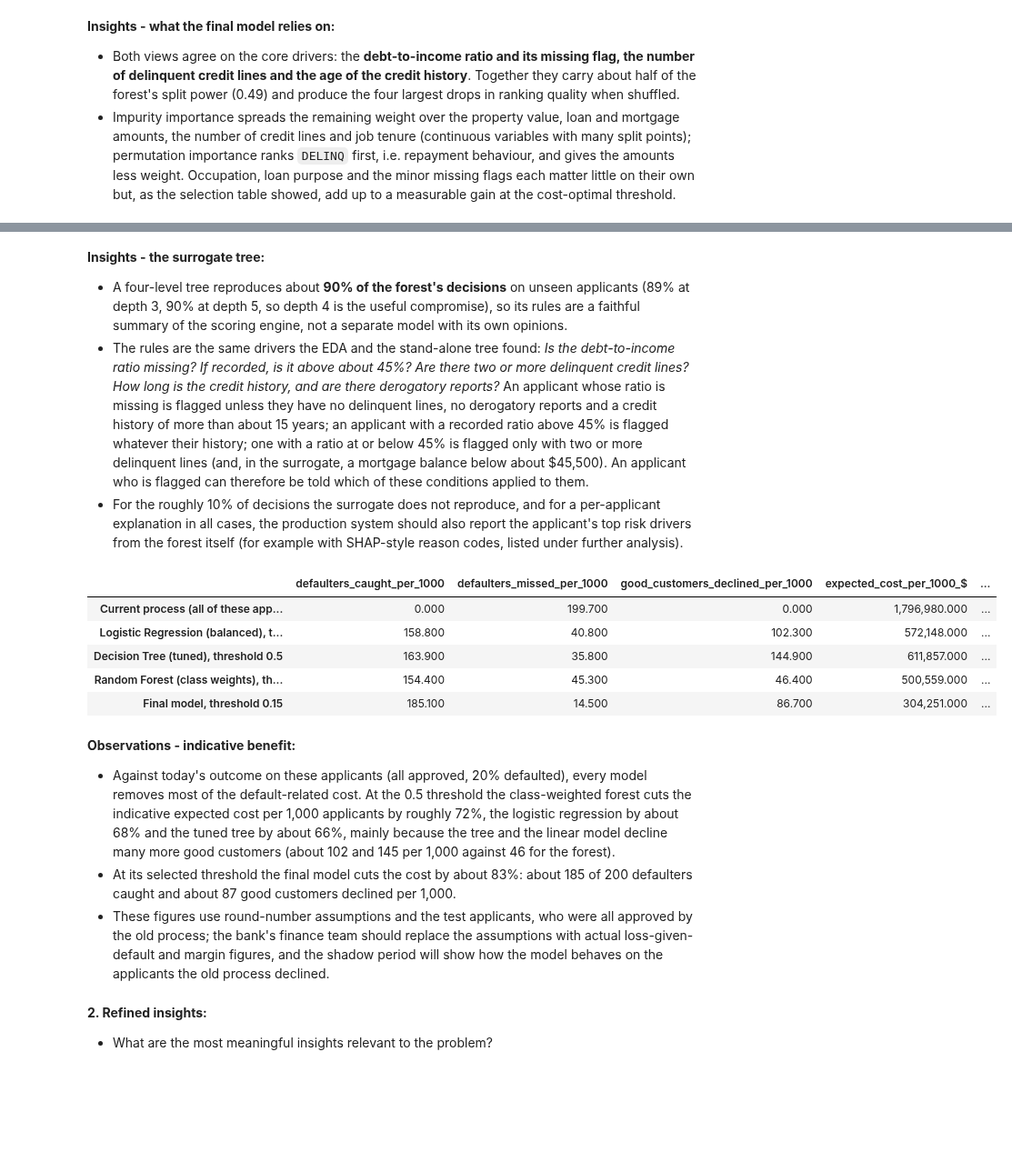
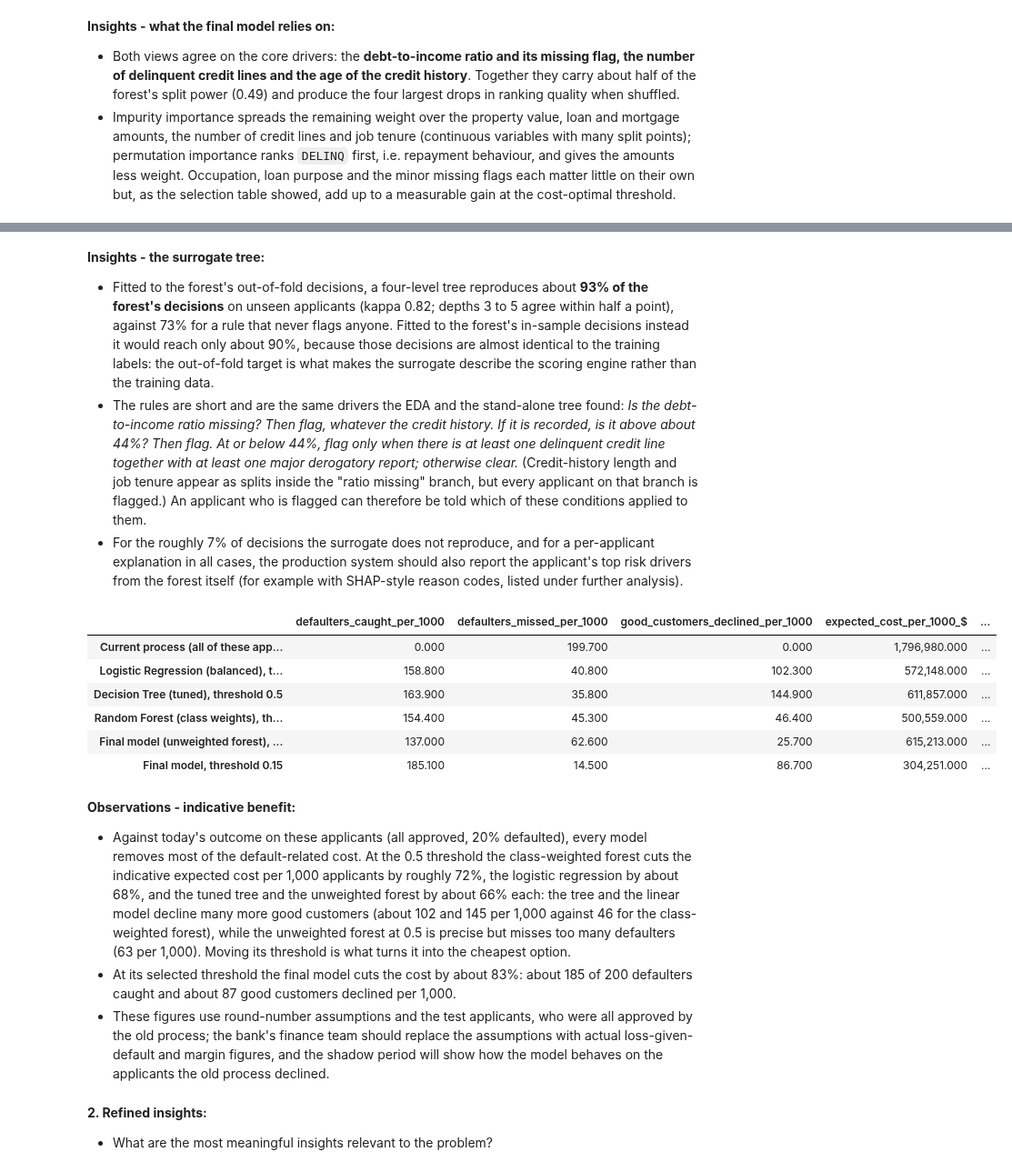
Before and after one commit to shubham1891/Personal-code, a Jupyter notebook: notebooks/Loan_Default_Prediction_Capstone.ipynb, the cells around one changed output, grey strips where cells are left out. Shown at 91% size. Cells and saved outputs as stored; diff of their text form; code cells hidden in the pictures; blank space fills up the shorter version.

```diff
--- a/notebooks/Loan_Default_Prediction_Capstone.ipynb
+++ b/notebooks/Loan_Default_Prediction_Capstone.ipynb
@@ -1812,27 +1818,40 @@ Stage 1 choice: class weights = none, min. applicants per leaf = 1
 # %%
-# Stage 2: the chosen configuration against the recall-tuned grid winner, each on all 27 inputs and on the 12-feature set
+# Stage 2: the chosen configuration against the recall-tuned grid winner, on all 27 inputs and on the 12-feature set,
+# plus the chosen configuration without any occupation information (the fair-lending fallback)
 def chosen_forest():
     return RandomForestClassifier(n_estimators=200, class_weight=weight_options[best_weights], min_samples_leaf=best_leaf,
                                   random_state=RANDOM_STATE, n_jobs=-1)
 
+no_occupation = [c for c in X_train.columns if not c.startswith("JOB_")]   # fair-lending fallback: no occupation information at all (21 inputs)
 candidates = {
     f"RF class weights {best_weights}, leaf {best_leaf}, 27 inputs": (chosen_forest(), list(X_train.columns)),
+    f"RF class weights {best_weights}, leaf {best_leaf}, 21 inputs (no occupation)": (chosen_forest(), no_occupation),
     f"RF class weights {best_weights}, leaf {best_leaf}, 12 inputs": (chosen_forest(), keep),
     "RF recall-tuned grid winner, 27 inputs": (RandomForestClassifier(**rf_search.best_params_, random_state=RANDOM_STATE, n_jobs=-1), list(X_train.columns)),
     "RF recall-tuned grid winner, 12 inputs": (RandomForestClassifier(**rf_search.best_params_, random_state=RANDOM_STATE, n_jobs=-1), keep),
 }
+# The other techniques at their own cost-minimising thresholds, so that the comparison on the chosen yardstick is complete
+# (the logistic regression is evaluated on its own capped and scaled data version)
+from sklearn.base import clone
+other_techniques = {
+    "Logistic Regression (balanced, C tuned), own threshold": (clone(lr_bal), list(X_train_lr_s.columns), X_train_lr_s),
+    "Decision Tree (recall-tuned), own threshold": (clone(dt_tuned), list(X_train.columns), X_train),
+}
 oof = {}
 for name, (model, cols) in candidates.items():
     oof[name] = stage1[(best_weights, best_leaf)] if name.endswith(f"leaf {best_leaf}, 27 inputs") else oof_evaluate(model, cols)
+for name, (model, cols, frame) in other_techniques.items():
+    oof[name] = oof_evaluate(model, cols, X=frame)
 selection = pd.DataFrame({name: summary_row(res) for name, res in oof.items()}).T
 selection.index.name = "Candidate"
-selection["Inputs"] = [len(cols) for _, cols in candidates.values()]
+selection["Inputs"] = [len(cols) for _, cols in candidates.values()] + [len(c[1]) for c in other_techniques.values()]
 
 lowest = selection[COST_COL].min()
 one_se = selection.loc[selection[COST_COL].idxmin(), "Fold-to-fold SD of cost ($)"] / np.sqrt(5 * len(CV_REPEATS))
 within = selection[selection[COST_COL] <= lowest + one_se]
 winner = within.sort_values(["Inputs", COST_COL]).index[0]      # simplest (fewest inputs) among those within one standard error
 FINAL_THRESHOLD = float(selection.loc[winner, "Best threshold"])
+assert winner in candidates, "the cells that follow score the winner on the untreated tree data; a linear winner would need its own data version"
 final_model, final_cols = candidates[winner]
 print(f"Candidates within one standard error (${one_se:,.0f}) of the lowest cost: {list(within.index)}")
 print(f"Selected model : {winner}")
@@ -1884,7 +1906,7 @@ tbl.style.format({"recall": "{:.3f}", "precision": "{:.3f}", "accuracy": "{:.3f}
 # %%
 # How sensitive is the chosen threshold to the cost assumptions? Re-run the threshold choice for other cost ratios.
 rows = []
-for ratio in [2, 3, 4.5, 6, 9]:
+for ratio in [2, 3, 4.5, 6, 7, 8, 9]:
     costs = []
     for t in THRESHOLDS:
         c = 0
@@ -1968,0 +2124,12 @@ Test ROC-AUC: 0.963
+# %%
+# Where does the performance come from? The final model on the test applicants with a recorded debt-to-income ratio and on
+# those without one (the group that mandatory income verification, the first process change recommended, will shrink)
+rows = []
+for label, mask in [("ratio recorded", X_test["DEBTINC_missing"] == 0), ("ratio missing", X_test["DEBTINC_missing"] == 1)]:
+    yt, pt, pp = y_test[mask], final_pred[mask.values], proba_test[mask.values]
+    tn, fp, fn, tp = confusion_matrix(yt, pt).ravel()
+    rows.append({"group": label, "applicants": int(mask.sum()), "share_of_applicants": mask.mean(), "default_rate": yt.mean(),
+                 "share_of_all_defaulters": yt.sum() / y_test.sum(), "flagged": pt.mean(), "recall": tp / (tp + fn),
+                 "precision": tp / (tp + fp), "ROC-AUC": roc_auc_score(yt, pp)})
+pd.DataFrame(rows).set_index("group").style.format({"share_of_applicants": "{:.1%}", "default_rate": "{:.1%}", "share_of_all_defaulters": "{:.1%}",
+                                                     "flagged": "{:.1%}", "recall": "{:.3f}", "precision": "{:.3f}", "ROC-AUC": "{:.3f}"})
@@ -2047,41 +2232,43 @@ Surrogate tree (depth 4) reproduces 90.3% of the forest's decisions on unseen ap
 # %% [markdown]
 **Insights - the surrogate tree:**
-- A four-level tree reproduces about **90% of the forest's decisions** on unseen applicants (89% at depth 3, 90% at depth 5, so depth 4 is the useful compromise), so its rules are a faithful summary of the scoring engine, not a separate model with its own opinions.
-- The rules are the same drivers the EDA and the stand-alone tree found: *Is the debt-to-income ratio missing? If recorded, is it above about 45%? Are there two or more delinquent credit lines? How long is the credit history, and are there derogatory reports?* An applicant whose ratio is missing is flagged unless they have no delinquent lines, no derogatory reports and a credit history of more than about 15 years; an applicant with a recorded ratio above 45% is flagged whatever their history; one with a ratio at or below 45% is flagged only with two or more delinquent lines (and, in the surrogate, a mortgage balance below about \$45,500). An applicant who is flagged can therefore be told which of these conditions applied to them.
-- For the roughly 10% of decisions the surrogate does not reproduce, and for a per-applicant explanation in all cases, the production system should also report the applicant's top risk drivers from the forest itself (for example with SHAP-style reason codes, listed under further analysis).
+- Fitted to the forest's out-of-fold decisions, a four-level tree reproduces about **93% of the forest's decisions** on unseen applicants (kappa 0.82; depths 3 to 5 agree within half a point), against 73% for a rule that never flags anyone. Fitted to the forest's in-sample decisions instead it would reach only about 90%, because those decisions are almost identical to the training labels: the out-of-fold target is what makes the surrogate describe the scoring engine rather than the training data.
+- The rules are short and are the same drivers the EDA and the stand-alone tree found: *Is the debt-to-income ratio missing? Then flag, whatever the credit history. If it is recorded, is it above about 44%? Then flag. At or below 44%, flag only when there is at least one delinquent credit line together with at least one major derogatory report; otherwise clear.* (Credit-history length and job tenure appear as splits inside the "ratio missing" branch, but every applicant on that branch is flagged.) An applicant who is flagged can therefore be told which of these conditions applied to them.
+- For the roughly 7% of decisions the surrogate does not reproduce, and for a per-applicant explanation in all cases, the production system should also report the applicant's top risk drivers from the forest itself (for example with SHAP-style reason codes, listed under further analysis).
 # %%
 # Indicative business impact per 1,000 applicants (test set): current process vs each technique at 0.5, and the final model
 def impact_per_1000(y_true, y_pred):
     tn, fp, fn, tp = confusion_matrix(y_true, y_pred).ravel()
     n = len(y_true)
     return {"defaulters_caught_per_1000": round(1000 * tp / n, 1),
             "defaulters_missed_per_1000": round(1000 * fn / n, 1),
             "good_customers_declined_per_1000": round(1000 * fp / n, 1),
             "expected_cost_per_1000_$": round(1000 * (fn * COST_FN + fp * COST_FP) / n)}
 
 baseline_cost = round(1000 * y_test.mean() * COST_FN)   # today's outcome on these (approved) applicants: every defaulter is missed
 impact = pd.DataFrame({
     "Current process (all of these applicants were approved)": {"defaulters_caught_per_1000": 0.0,
                                       "defaulters_missed_per_1000": round(1000 * y_test.mean(), 1),
                                       "good_customers_declined_per_1000": 0.0,
                                       "expected_cost_per_1000_$": baseline_cost},
     "Logistic Regression (balanced), threshold 0.5": impact_per_1000(y_test_lr, lr_bal.predict(X_test_lr_s)),
     "Decision Tree (tuned), threshold 0.5": impact_per_1000(y_test, dt_tuned.predict(X_test)),
     "Random Forest (class weights), threshold 0.5": impact_per_1000(y_test, rf_cw.predict(X_test)),
+    "Final model (unweighted forest), threshold 0.5": impact_per_1000(y_test, (proba_test > 0.5).astype(int)),
     f"Final model, threshold {FINAL_THRESHOLD:.2f}": impact_per_1000(y_test, final_pred),
 }).T
 impact["cost_reduction_vs_current_%"] = ((1 - impact["expected_cost_per_1000_$"] / baseline_cost) * 100).round(1)
 impact
 # %% [output]
 |  | defaulters_caught_per_1000 | defaulters_missed_per_1000 | good_customers_declined_per_1000 | expected_cost_per_1000_$ | ... |
 | Current process (all of these app... | 0.000 | 199.700 | 0.000 | 1,796,980.000 | ... |
 | Logistic Regression (balanced), t... | 158.800 | 40.800 | 102.300 | 572,148.000 | ... |
 | Decision Tree (tuned), threshold 0.5 | 163.900 | 35.800 | 144.900 | 611,857.000 | ... |
 | Random Forest (class weights), th... | 154.400 | 45.300 | 46.400 | 500,559.000 | ... |
+| Final model (unweighted forest), ... | 137.000 | 62.600 | 25.700 | 615,213.000 | ... |
 | Final model, threshold 0.15 | 185.100 | 14.500 | 86.700 | 304,251.000 | ... |
 # %% [markdown]
 **Observations - indicative benefit:**
-- Against today's outcome on these applicants (all approved, 20% defaulted), every model removes most of the default-related cost. At the 0.5 threshold the class-weighted forest cuts the indicative expected cost per 1,000 applicants by roughly 72%, the logistic regression by about 68% and the tuned tree by about 66%, mainly because the tree and the linear model decline many more good customers (about 102 and 145 per 1,000 against 46 for the forest).
+- Against today's outcome on these applicants (all approved, 20% defaulted), every model removes most of the default-related cost. At the 0.5 threshold the class-weighted forest cuts the indicative expected cost per 1,000 applicants by roughly 72%, the logistic regression by about 68%, and the tuned tree and the unweighted forest by about 66% each: the tree and the linear model decline many more good customers (about 102 and 145 per 1,000 against 46 for the class-weighted forest), while the unweighted forest at 0.5 is precise but misses too many defaulters (63 per 1,000). Moving its threshold is what turns it into the cheapest option.
 - At its selected threshold the final model cuts the cost by about 83%: about 185 of 200 defaulters caught and about 87 good customers declined per 1,000.
 - These figures use round-number assumptions and the test applicants, who were all approved by the old process; the bank's finance team should replace the assumptions with actual loss-given-default and margin figures, and the shadow period will show how the model behaves on the applicants the old process declined.
 # %% [markdown]
```
Also changed, not shown: parts of 24 cells of this notebook, 18 other files.
